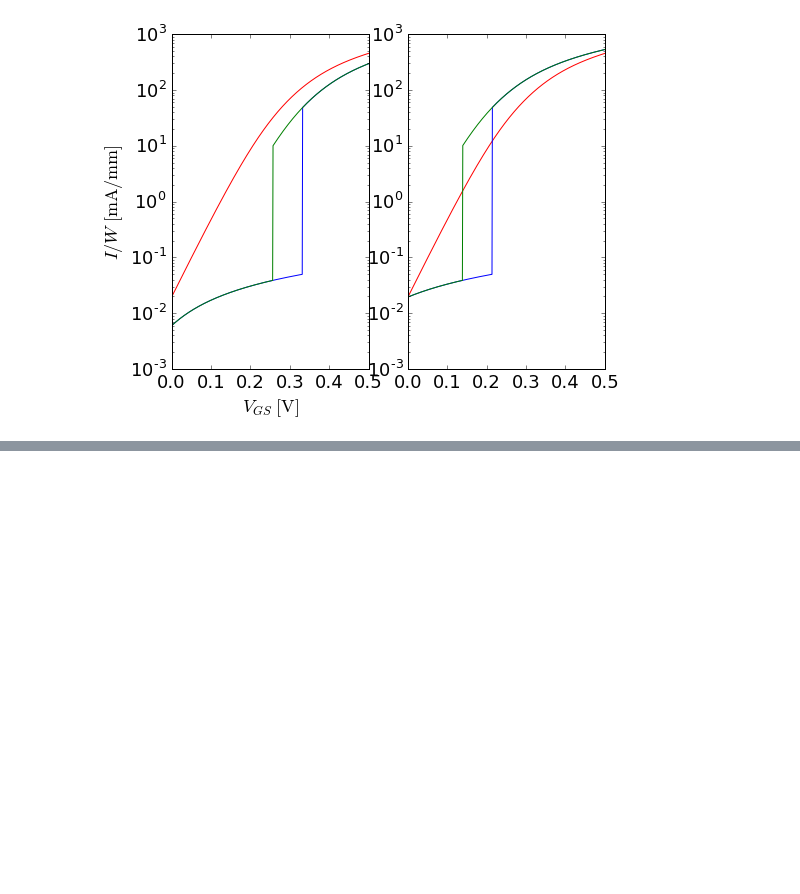
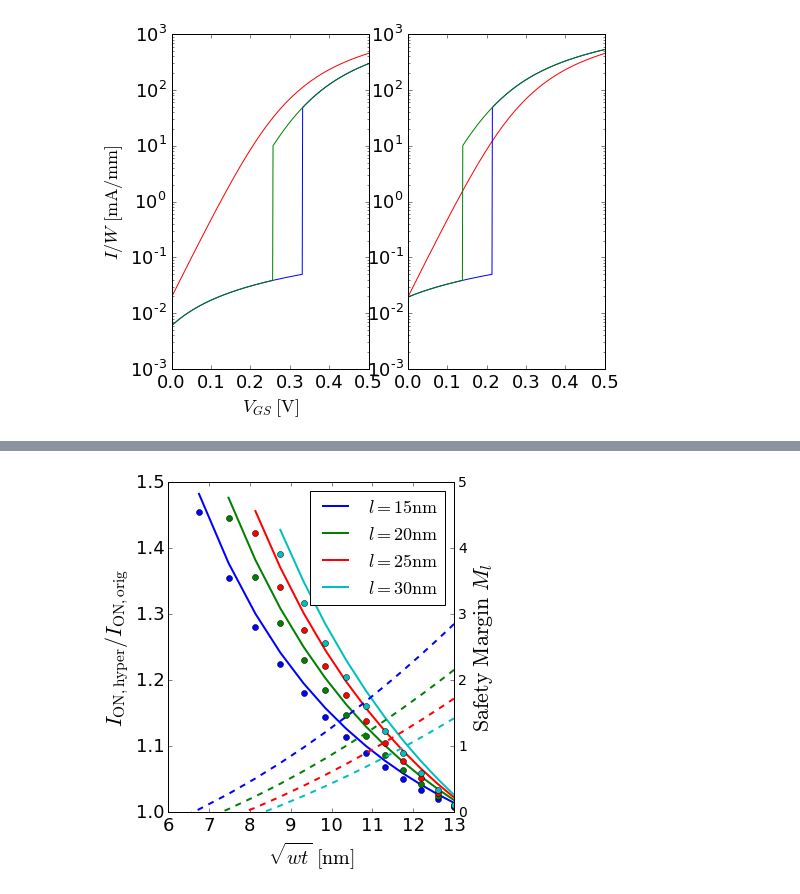
Before and after one commit to samueljamesbader/HyperFET_Project, a Jupyter notebook: DRC2017/Exploration/AbstractFigures.ipynb, the cells around one changed output, grey strips where cells are left out. Cells and saved outputs as stored; diff of their text form; code cells hidden in the pictures; blank space fills up the shorter version.

```diff
--- a/DRC2017/Exploration/AbstractFigures.ipynb
+++ b/DRC2017/Exploration/AbstractFigures.ipynb
@@ -508,0 +548,69 @@ appr
+# %%
+plt.figure(figsize=(6,6))
+main=plt.gca()
+#marg=plt.axes([.57,.17,.3,.26])
+marg=main.twinx()
+W=np.sqrt(np.linspace(13**2,5**2,15))
+
+L=15
+ION_extr,ION_appr,Ml,Mr,Mimt=sweep([L],W**2)
+plt.sca(main)
+lp=plt.plot(W,ION_appr/ion0,linewidth=2,label="$l={:g}\mathrm{{nm}}$".format(L))[0]
+plt.plot(W,ION_extr/ion0,'o',color=lp.get_color())
+plt.sca(marg)
+plt.plot(W,Ml,'--',color=lp.get_color(),linewidth=2)
+#plt.plot(L,Mr,'--',color=lp.get_color())
+#plt.plot(L,Mimt,'-.',color=lp.get_color())
+
+L=20
+ION_extr,ION_appr,Ml,Mr,Mimt=sweep([L],W**2)
+plt.sca(main)
+lp=plt.plot(W,ION_appr/ion0,linewidth=2,label="$l={:g}\mathrm{{nm}}$".format(L))[0]
+plt.plot(W,ION_extr/ion0,'o',color=lp.get_color())
+plt.sca(marg)
+plt.plot(W,Ml,'--',color=lp.get_color(),linewidth=2)
+#plt.plot(L,Mr,'--',color=lp.get_color())
+#plt.plot(L,Mimt,'-.',color=lp.get_color())
+
+L=25
+ION_extr,ION_appr,Ml,Mr,Mimt=sweep([L],W**2)
+plt.sca(main)
+lp=plt.plot(W,ION_appr/ion0,linewidth=2,label="$l={:g}\mathrm{{nm}}$".format(L))[0]
+plt.plot(W,ION_extr/ion0,'o',color=lp.get_color())
+plt.sca(marg)
+plt.plot(W,Ml,'--',color=lp.get_color(),linewidth=2)
+#plt.plot(L,Mr,'--',color=lp.get_color())
+#plt.plot(L,Mimt,'-.',color=lp.get_color())
+
+L=30
+ION_extr,ION_appr,Ml,Mr,Mimt=sweep([L],W**2)
+plt.sca(main)
+lp=plt.plot(W,ION_appr/ion0,linewidth=2,label="$l={:g}\mathrm{{nm}}$".format(L))[0]
+plt.plot(W,ION_extr/ion0,'o',color=lp.get_color())
+plt.sca(marg)
+plt.plot(W,Ml,'--',color=lp.get_color(),linewidth=2)
+#plt.plot(L,Mr,'--',color=lp.get_color())
+#plt.plot(L,Mimt,'-.',color=lp.get_color())
+
+
+plt.sca(main)
+plt.ylabel(r"$I_\mathrm{ON,hyper}/I_\mathrm{ON,orig}$",fontsize=22)
+plt.xlabel(r"$\sqrt{wt}\mathrm{\ [nm]}$",fontsize=20)
+plt.ylim(1)
+plt.xlim(6,13)
+handles1, labels1 = main.get_legend_handles_labels()
+plt.sca(marg)
+plt.legend(handles1,labels1,loc="upper right",fontsize=18)#,bbox_to_anchor=(1,.25)
+plt.ylim(0,5)
+plt.tick_params(labelsize=14)
+#plt.gca().xaxis.set_major_locator(plticker.MultipleLocator(10))
+
+plt.ylabel("$\mathrm{Safety\ Margin\ } M_l$",fontsize=22)
+#plt.title("$\mathrm{Safety\ Margin}$",fontsize=18)
+
+plt.tight_layout()
+
+plt.savefig(os.path.join(ABSTRACT_IMAGE_DIR,"GainvsW.eps"))
+plt.savefig(os.path.join(ABSTRACT_IMAGE_DIR,"GainvsW.png"))
+# %% [output]
+[figure, added]
```
Also changed, not shown: parts of 25 cells of this notebook, 20 other files.
